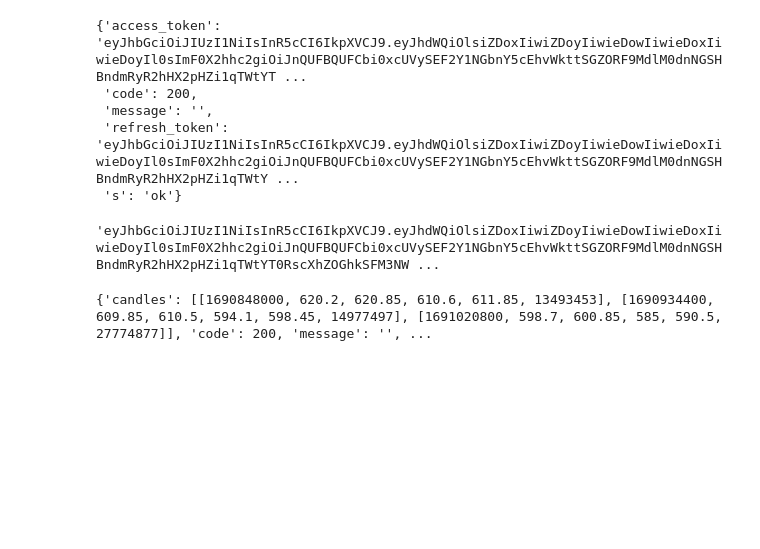
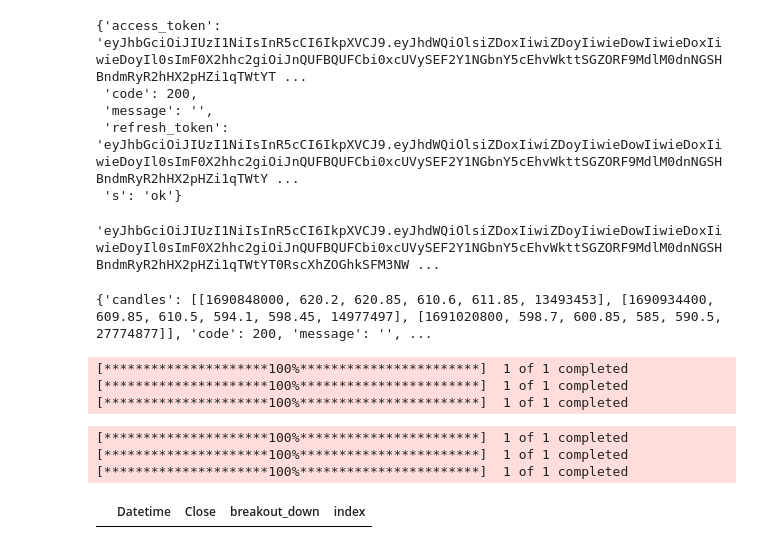
Before and after one commit to AshoksInsights/Stock_analysis, a Jupyter notebook: test.ipynb, the cells around one changed output. Saved outputs shown, nothing was run; the diff lists cells and outputs as text; code cells hidden in the pictures; blank space fills up the shorter version.

```diff
--- a/test.ipynb
+++ b/test.ipynb
@@ -388,0 +501,64 @@ print(response)
+# %%
+IST = pytz.timezone('Asia/Kolkata')
+# %%
+def is_market_hours():
+    now_ist = datetime.now(IST).time()
+    return dt_time(9, 15) <= now_ist <= dt_time(20, 00)
+# %%
+
+now_ist = datetime.now(IST).time()
+if is_market_hours():
+    try:
+        list_ = {'^NSEI':"Nifty 50",'^NSEBANK':"BankNifty",'NIFTY_FIN_SERVICE.NS':"FinNifty"}
+        dff= []
+        # chk=[]
+        for i in list_:
+            df = index_5min_breakout(i,'1d')[['Datetime','Close','breakout_down']]
+            df['index'] = list_[i]
+            dff.append(df)
+        breakout = pd.concat(dff)
+        breakout= breakout.sort_values(by=['Datetime'])
+        chk.extend(breakout['Datetime'])
+        breakout = breakout[~breakout['Datetime'].isin(chk)]
+        if len(breakout) == 0:
+            output = "<h1>No Breakout or Breakdown till now</h1>"  # HTML for the message
+        else:
+            output = build_table(breakout, 'yellow_dark', font_size='small', font_family='Open Sans, sans-serif',
+                                text_align='center', width='Auto', index=False, even_color='black', even_bg_color='white')
+
+        if len(breakout) > 0:
+            send_mail(output)
+        else:
+            pass
+    except Exception as e:
+        print(f"Error occurred: {e}")
+# %% [output]
+[*********************100%***********************]  1 of 1 completed
+[*********************100%***********************]  1 of 1 completed
+[*********************100%***********************]  1 of 1 completed
+# %%
+
+# Define the data
+data = [
+{"Datetime": "2025-05-13 12:50:00", "Close": 24614.949219, "breakout_down": "Breakdown", "index": "Nifty 50"},
+{"Datetime": "2025-05-13 13:15:00", "Close": 54927.300781, "breakout_down": "Breakdown", "index": "BankNifty"},
+{"Datetime": "2025-05-13 13:15:00", "Close": 26211.199219, "breakout_down": "Breakdown", "index": "FinNifty"}
+]
+
+# Create the DataFrame
+df = pd.DataFrame(data)
+# %%
+dff=[]
+for i in list_:
+    df = index_5min_breakout(i,'1d')[['Datetime','Close','breakout_down']]
+    df['index'] = list_[i]
+    dff.append(df)
+breakout = pd.concat(dff)
+# %% [output]
+[*********************100%***********************]  1 of 1 completed
+[*********************100%***********************]  1 of 1 completed
+[*********************100%***********************]  1 of 1 completed
+# %%
+breakout[~breakout['Datetime'].isin(chk)]
+# %% [output]
+|  | Datetime | Close | breakout_down | index |
```
Also changed, not shown: parts of 5 cells of this notebook.
